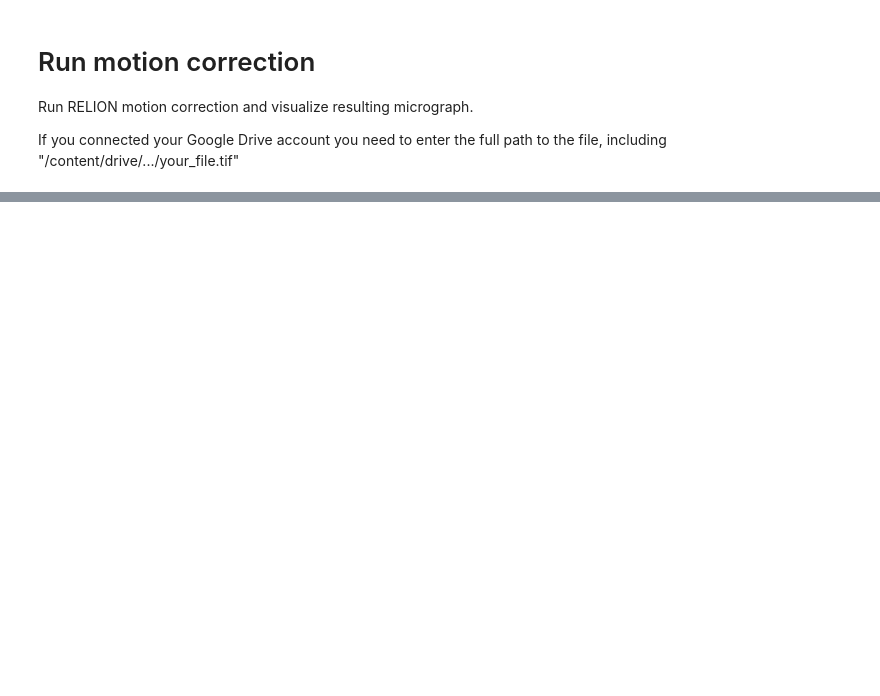
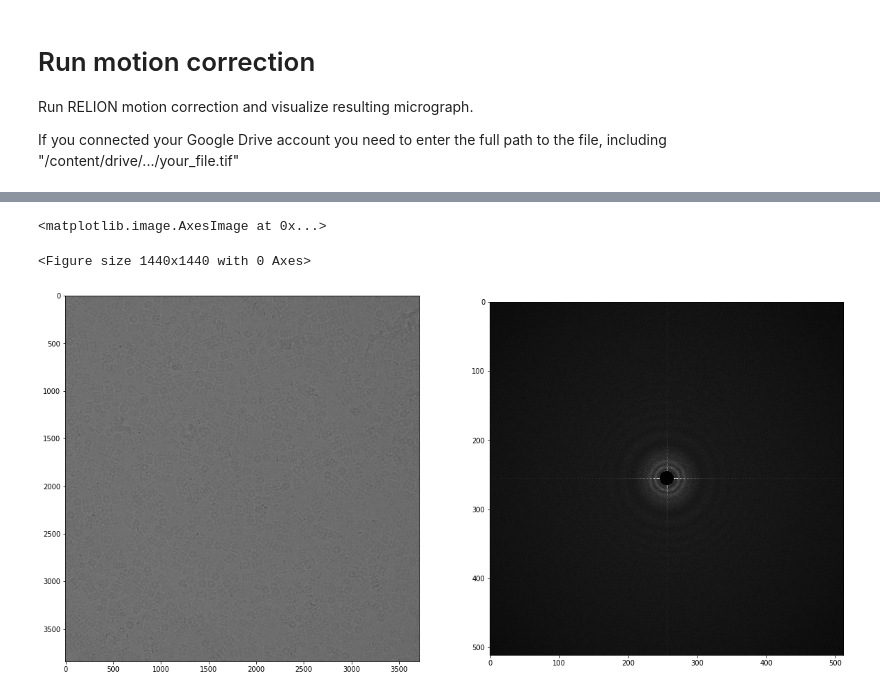
Before and after one commit to mcianfrocco/RELION-colab, a Jupyter notebook: RELION_motion_correction.ipynb, the cells around one changed output, grey strips where cells are left out. Saved outputs shown, nothing was run; the diff lists cells and outputs as text; code cells hidden in the pictures; blank space fills up the shorter version.

```diff
--- a/RELION_motion_correction.ipynb
+++ b/RELION_motion_correction.ipynb
@@ -60,21 +244,30 @@ If you connected your Google Drive account you need to enter the full path to th
 # %%
 #@title Run motion correction & display aligned micrograph
 #@markdown Input parameters for motion correction
-Movie = ''  #@param {type: "string"}
-Patch_X = 1  #@param {type: "slider", min: 1, max: 10}
-Patch_Y = 1  #@param {type: "slider", min: 1, max: 10}
+#Movie = '/content/drive/MyDrive/Cianfrocco Lab/Member_directories/Michael_Cianfrocco/Active_Projects/Colab/14sep05c_c_00003gr_00014sq_00006hl_00003es.frames_bin2.tif'  #@param {type: "string"}
+Patch_X = 5  #@param {type: "slider", min: 1, max: 10}
+Patch_Y = 5  #@param {type: "slider", min: 1, max: 10}
 B_Factor = 1  #@param {type: "slider", min: 1, max: 1000}
-Group_frames = 1  #@param {type: "slider", min: 1, max: 10}
+Group_frames = 1  #@param {type: "slider", min: 1, max: 100}
 #Binning_factor = 2 #@param {type: "slider", min: 1, max: 6}
 #@markdown Gain reference correction options
-Gain_reference_image = ''  #@param {type: "string"}
-Gain_rotate_angle = 0 #@param {type: "slider", min: 0, max: 270,step:90}
-Gain_flip = 'None' #@param ["None", "Flip upside down", "Flip left to right"] {allow-input: true}
+#gainref = ''  #@param {type: "string"}
+Skip_gain_correction = False #@param {type:"boolean"}
+Gain_rotate_angle = 90 #@param {type: "slider", min: 0, max: 270,step:90}
+Gain_flip = 'Flip upside down' #@param ["None", "Flip upside down", "Flip left to right"] {allow-input: true}
 
+#Import basic libraries
 import subprocess
 import sys
+import linecache
+#Import library to read MRC files: mrcfile
+import mrcfile
+#Import python plotting software
+import matplotlib.pyplot as plt
+import matplotlib
 
-if len(Gain_reference_image) >0:
+#Error check to see if gain reference is .mrc (if uploaded)
+if Skip_gain_correction is False:
    if Gain_reference_image.split('.')[-1] != 'mrc':
     print("Error: Gain reference file must be in .mrc format")
     sys.exit()
@@ -83,16 +276,19 @@ if '/content/' in Movie:
 else:
     Movie='/content/'+Movie
 
-print('Running RELION motion correction using the following parameters:\n')
+#Print parameters back to user to confirm parameter choice was parsed correctly
+print('Input parameters:\n')
 print('Movie = %s' %(Movie))
 print('Patch X= %i' %(Patch_X))
 print('Patch Y= %i' %(Patch_Y))
 print('B-Factor = %i' %(B_Factor))
 print('Group frames = %i' %(Group_frames))
 
+#Hard coding binning factor=1 for now
 Binning_factor = 1
 
-if len(Gain_reference_image)>0:
+#Format gain reference choices into '0,1,2, etc'
+if Skip_gain_correction is False:
     Gain_rot_value=0
     if Gain_rotate_angle == 90:
         Gain_rot_value=1
@@ -117,6 +313,9 @@ if len(Gain_reference_image) == 0:
     gain_ref_cmd=''
     print('No gain reference file provided')
 
+print('\nRunning RELION motion correction...')
+
+#Prepare command for running RELION into shell command
 cmd='''rm -rf relion-testing
 mkdir relion-testing
 cd relion-testing/
@@ -124,19 +323,32 @@ mkdir MotionCorr
 mkdir movies/
 cp "%s" movies/%s
 ls movies/ > info.txt
-/content/relion/build/bin/relion_run_motioncorr --i 'movies/*.tif' --o MotionCorr --patch_x %i --patch_y %i --group_frames %i --bfactor %i --bin_factor %i --use_own --angpix 0.66 --voltage 300 --j 2 %s ''' %(Movie,Movie.split('/')[-1],Patch_X,Patch_Y,Group_frames,B_Factor,Binning_factor,gain_ref_cmd)
+/content/relion/build/bin/relion_image_handler --i movies/%s --stats > info.txt''' %(Movie,Movie.split('/')[-1],Movie.split('/')[-1])
+subprocess.Popen(cmd,shell=True).wait()
+
+#Get stat info
+#line=linecache.getline('/content/relion-testing/info.txt',1)
+#print(line.split())
+#sys.exit()
+
+cmd='''cd relion-testing/
+/content/relion/build/bin/relion_run_motioncorr --i 'movies/*.tif' --grouping_for_ps 38 --o MotionCorr --patch_x %i --patch_y %i --group_frames %i --bfactor %i --bin_factor %i --use_own --angpix 0.66 --voltage 300 %s >> run.out 2>>run.err''' %(Patch_X,Patch_Y,Group_frames,B_Factor,Binning_factor,gain_ref_cmd)
 #print(cmd)
 subprocess.Popen(cmd,shell=True).wait()
-print('...finished.\n')
-#Import python library to read MRC files: mrcfile
-import mrcfile
-
-#Import python plotting software
-import matplotlib.pyplot as plt
-import matplotlib
 
 #Specify micrograph path:
 input_micrograph='/content/relion-testing/MotionCorr/movies/14sep05c_c_00003gr_00014sq_00006hl_00003es_frames_bin2.mrc'
+
+#print output
+for line in open('/content/relion-testing/run.out','r'):
+  print(line)
+
+#Print error if motion correction didn't run
+if not os.path.exists(input_micrograph):
+  print('Error: Output micrograph was not generated. See error below')
+  for line in open('/content/relion-testing/run.err','r'):
+      print(line)
+  sys.exit()
 
 #Read micrograph into python-readable array:
 micrograph_array=mrcfile.open(input_micrograph).data
@@ -147,5 +359,14 @@ print('Micrograph dimensions (X,Y): %s,%s' %(mrcfile.open(input_micrograph).data
 print('Micrograph pixel size (reading from MRC header): %0.3fA/pix' %(mrcfile.open(input_micrograph).voxel_size['x']))
 
 #Display micrograph
-matplotlib.rcParams['figure.figsize'] = [15, 15]
-plt.imshow(micrograph_array,cmap='gray')
+pw=calcPower(micrograph_array,1)
+plt.figure()
+f, axarr = plt.subplots(1,2,figsize=(20,20))
+axarr[0].imshow(micrograph_array,cmap='gray')
+axarr[1].imshow(pw,cmap='gray')
+
+#matplotlib.rcParams['figure.figsize'] = [15, 15]
+#plt.imshow(micrograph_array,cmap='gray')
+#im=mrcfile.open(input_micrograph).data
+#show_power(micrograph_array,1)
+# %% [output]
@@ -151,0 +390,3 @@ plt.imshow(micrograph_array,cmap='gray')
+<matplotlib.image.AxesImage at 0x...>
+<Figure size 1440x1440 with 0 Axes>
+[figure, added]
```
Also changed, not shown: parts of 17 cells of this notebook.
